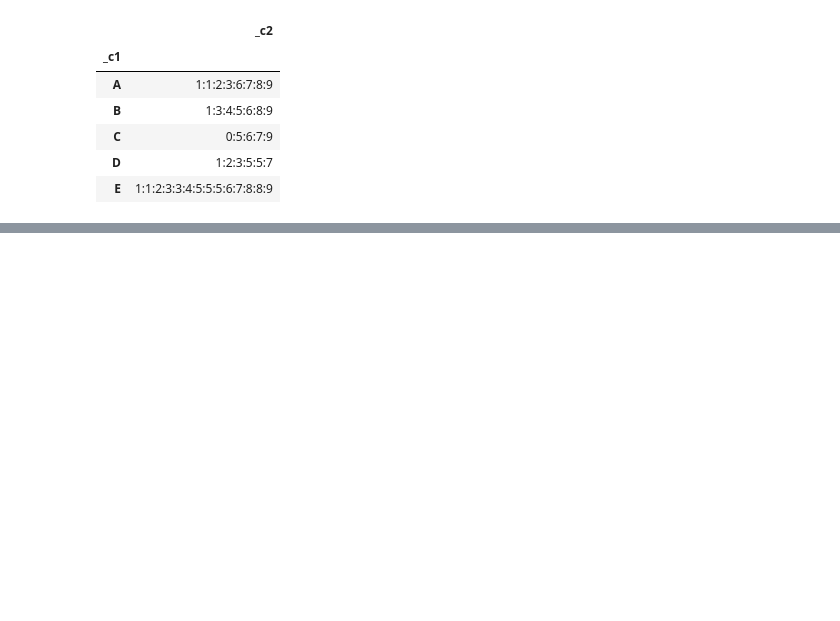
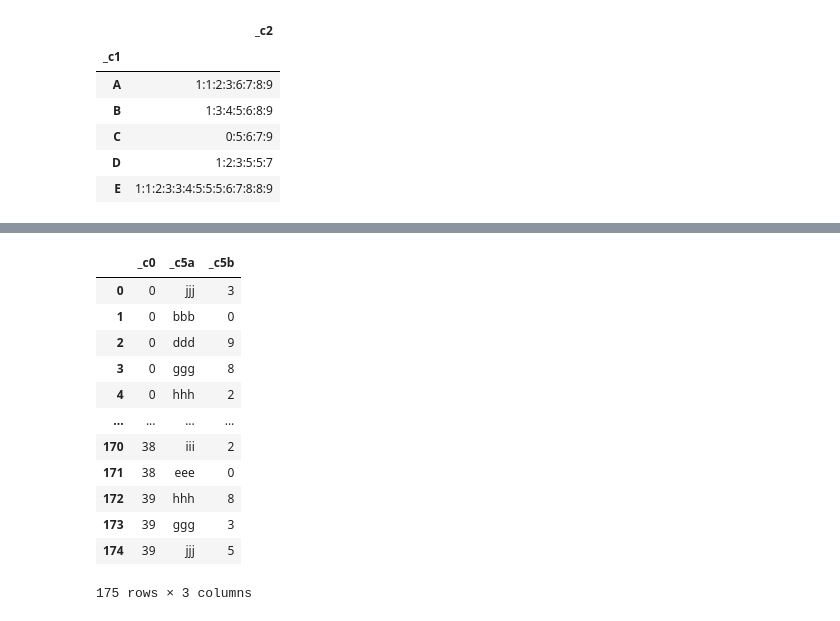
Before and after one commit to ciencia-de-los-datos/programacion-usando-pandas-juaquinteromo, a Jupyter notebook: Solucion.ipynb, the cells around one changed output, grey strips where cells are left out. Saved outputs shown, nothing was run; the diff lists cells and outputs as text; code cells hidden in the pictures; blank space fills up the shorter version.

```diff
--- a/Solucion.ipynb
+++ b/Solucion.ipynb
@@ -183,0 +206,16 @@ registros
+# %%
+tbl2
+# %% [output]
+|  | _c0 | _c5a | _c5b |
+| 0 | 0 | jjj | 3 |
+| 1 | 0 | bbb | 0 |
+| 2 | 0 | ddd | 9 |
+| 3 | 0 | ggg | 8 |
+| 4 | 0 | hhh | 2 |
+| ... | ... | ... | ... |
+| 170 | 38 | iii | 2 |
+| 171 | 38 | eee | 0 |
+| 172 | 39 | hhh | 8 |
+| 173 | 39 | ggg | 3 |
+| 174 | 39 | jjj | 5 |
+175 rows × 3 columns
```
Also changed, not shown: parts of 3 cells of this notebook, 1 other file.
